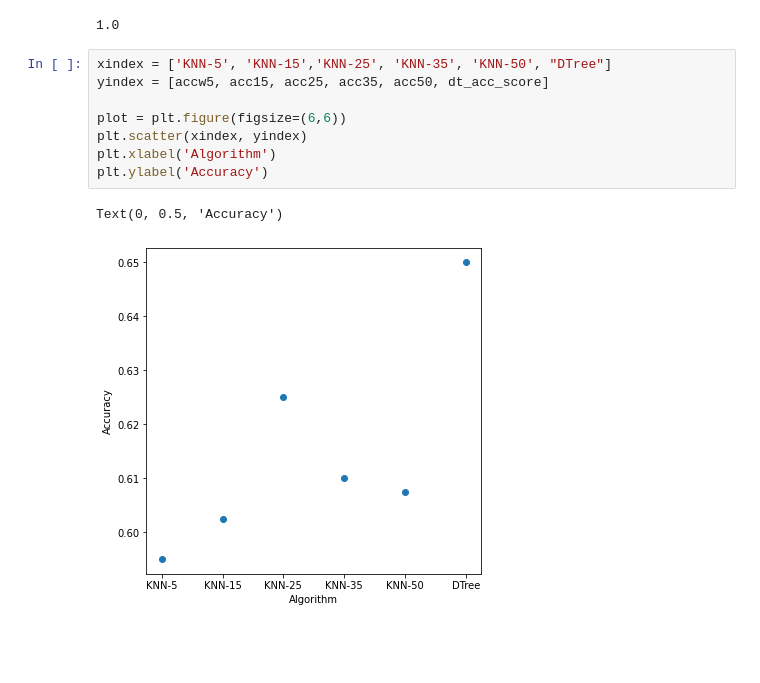
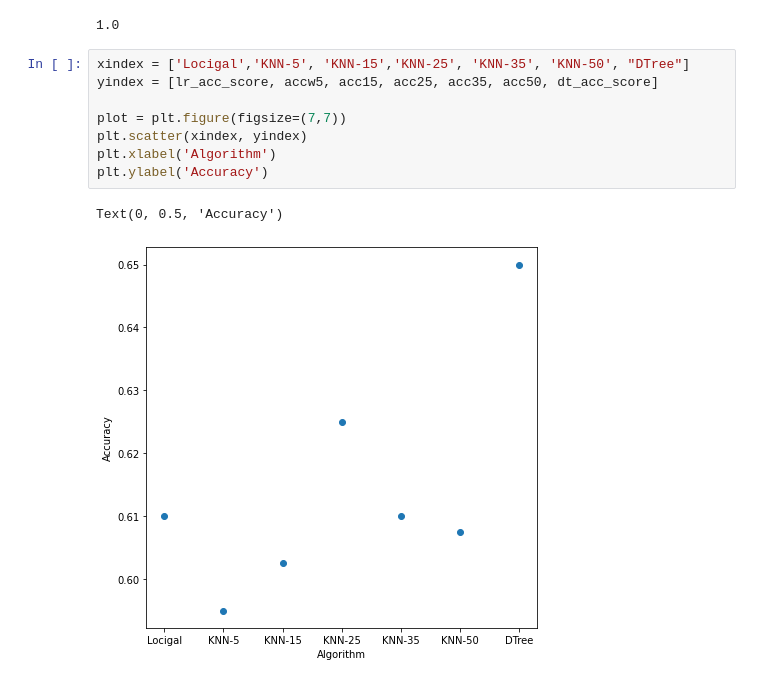
Before and after one commit to andrejtodorovski/Vnp, a Jupyter notebook: Lab3.ipynb, the cells around one changed output. Saved outputs shown, nothing was run; the diff lists cells and outputs as text; blank space fills up the shorter version.

```diff
--- a/Lab3.ipynb
+++ b/Lab3.ipynb
@@ -356,13 +356,13 @@ print(dt_acc_train_score)
 # %% [output]
 1.0
 # %%
-xindex = ['KNN-5', 'KNN-15','KNN-25', 'KNN-35', 'KNN-50', "DTree"]
-yindex = [accw5, acc15, acc25, acc35, acc50, dt_acc_score]
+xindex = ['Locigal','KNN-5', 'KNN-15','KNN-25', 'KNN-35', 'KNN-50', "DTree"]
+yindex = [lr_acc_score, accw5, acc15, acc25, acc35, acc50, dt_acc_score]
 
-plot = plt.figure(figsize=(6,6))
+plot = plt.figure(figsize=(7,7))
 plt.scatter(xindex, yindex)
 plt.xlabel('Algorithm')
 plt.ylabel('Accuracy')
 # %% [output]
 Text(0, 0.5, 'Accuracy')
-[figure, old version]
+[figure, new version]
```
